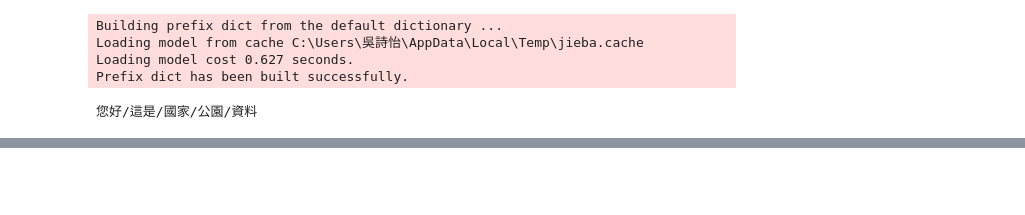
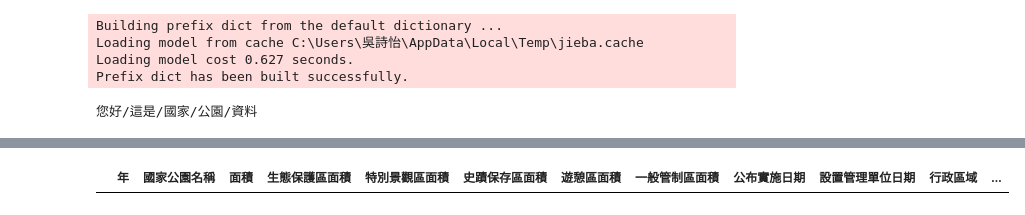
Before and after one commit to 61071009H/PL, a Jupyter notebook: 作業資料夾/HW_4/HW_04.ipynb, the cells around one changed output, grey strips where cells are left out. Cells and saved outputs as stored; diff of their text form; code cells hidden in the pictures; blank space fills up the shorter version.

```diff
--- a/作業資料夾/HW_4/HW_04.ipynb
+++ b/作業資料夾/HW_4/HW_04.ipynb
@@ -127,0 +214,6 @@ orgdata.head()
+# %%
+show_sub = orgdata['city']=='玉山'
+subdata = orgdata[show_sub]
+subdata
+# %% [output]
+|  | 年 | 國家公園名稱 | 面積 | 生態保護區面積 | 特別景觀區面積 | 史蹟保存區面積 | 遊憩區面積 | 一般管制區面積 | 公布實施日期 | 設置管理單位日期 | 行政區域 | ... |
```
Also changed, not shown: parts of 12 cells of this notebook.
